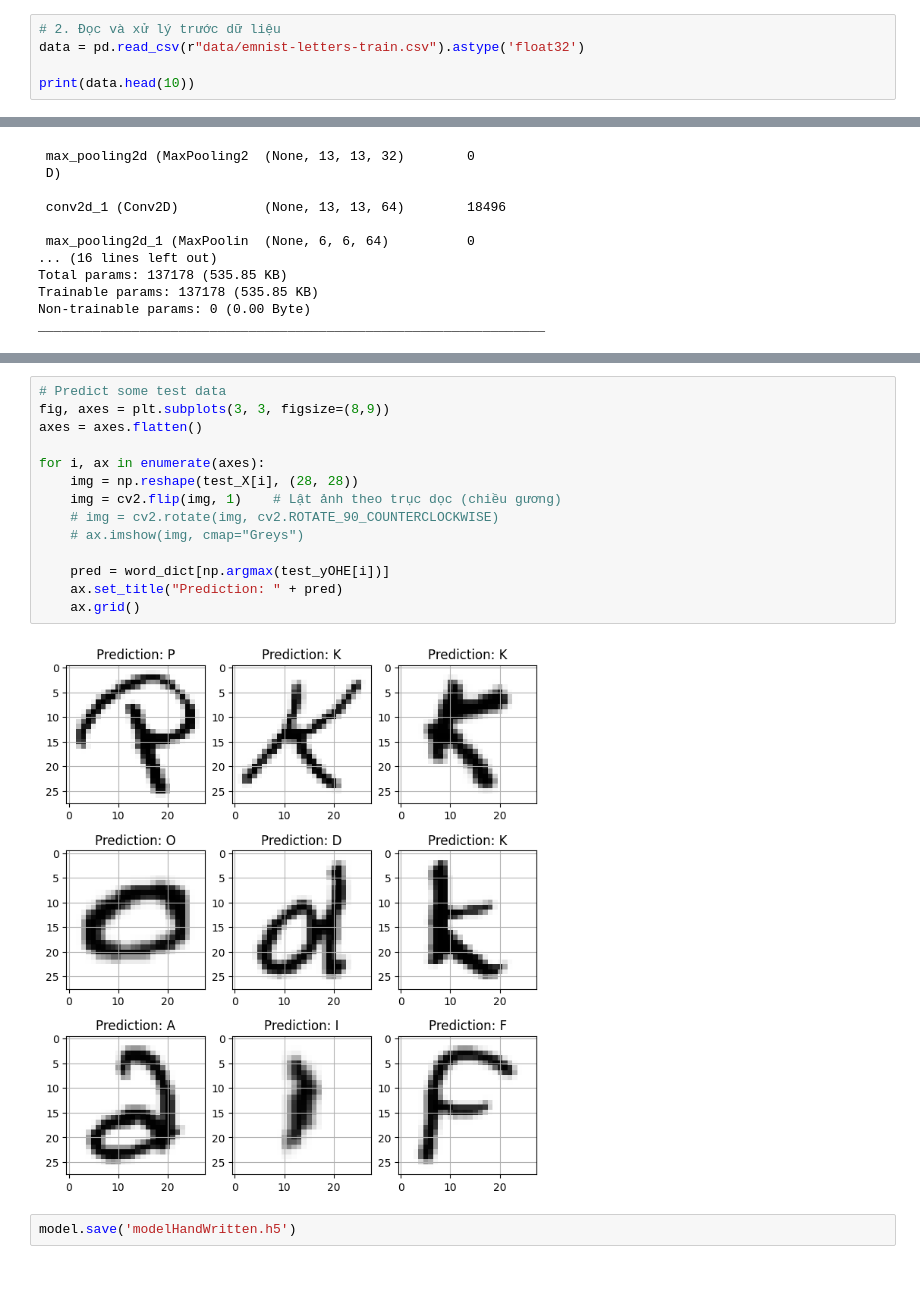
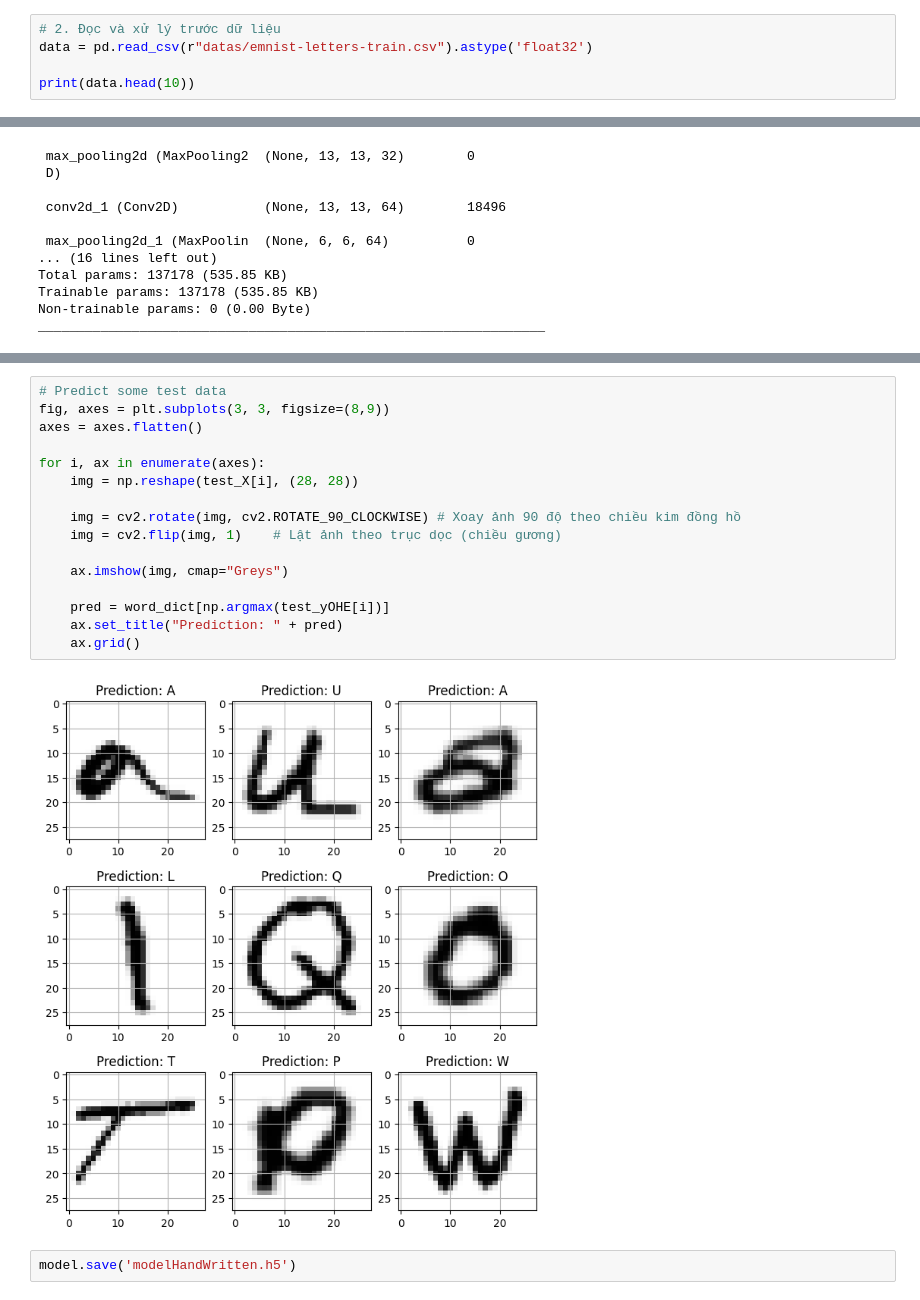
Before and after one commit to truong93540/nhan-dien-chu-viet-tay, a Jupyter notebook: TrainingModel.ipynb, the cells around one changed output, grey strips where cells are left out. Cells and saved outputs as stored; diff of their text form.

```diff
--- a/TrainingModel.ipynb
+++ b/TrainingModel.ipynb
@@ -14,7 +14,7 @@ from sklearn.model_selection import train_test_split
 from sklearn.utils import shuffle
 # %%
 # 2. Đọc và xử lý trước dữ liệu
-data = pd.read_csv(r"data/emnist-letters-train.csv").astype('float32')
+data = pd.read_csv(r"datas/emnist-letters-train.csv").astype('float32')
 
 print(data.head(10))
 # %% [output]
@@ -191,19 +191,21 @@ The training loss is : [0.42413926124572754, 0.26667845249176025, 0.224885612726
 # %%
 # Predict some test data
 fig, axes = plt.subplots(3, 3, figsize=(8,9))
 axes = axes.flatten()
 
 for i, ax in enumerate(axes):
     img = np.reshape(test_X[i], (28, 28))
+
+    img = cv2.rotate(img, cv2.ROTATE_90_CLOCKWISE) # Xoay ảnh 90 độ theo chiều kim đồng hồ
     img = cv2.flip(img, 1)    # Lật ảnh theo trục dọc (chiều gương)
-    # img = cv2.rotate(img, cv2.ROTATE_90_COUNTERCLOCKWISE)
-    # ax.imshow(img, cmap="Greys")
+
+    ax.imshow(img, cmap="Greys")
 
     pred = word_dict[np.argmax(test_yOHE[i])]
     ax.set_title("Prediction: " + pred)
     ax.grid()
 # %% [output]
-[figure, old version]
+[figure, new version]
 # %%
 model.save('modelHandWritten.h5')
 # %%
```
Also changed, not shown: parts of 4 cells of this notebook, 49 other files.
